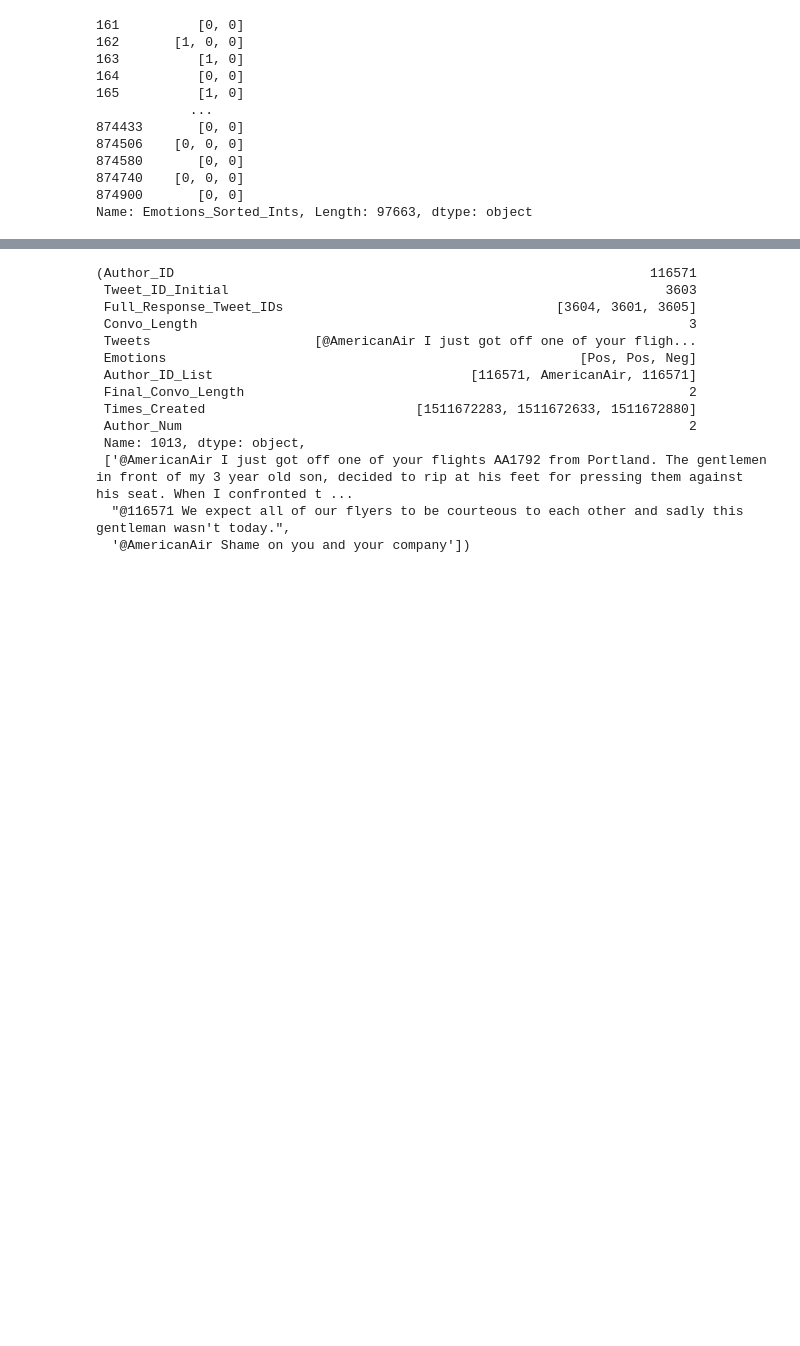
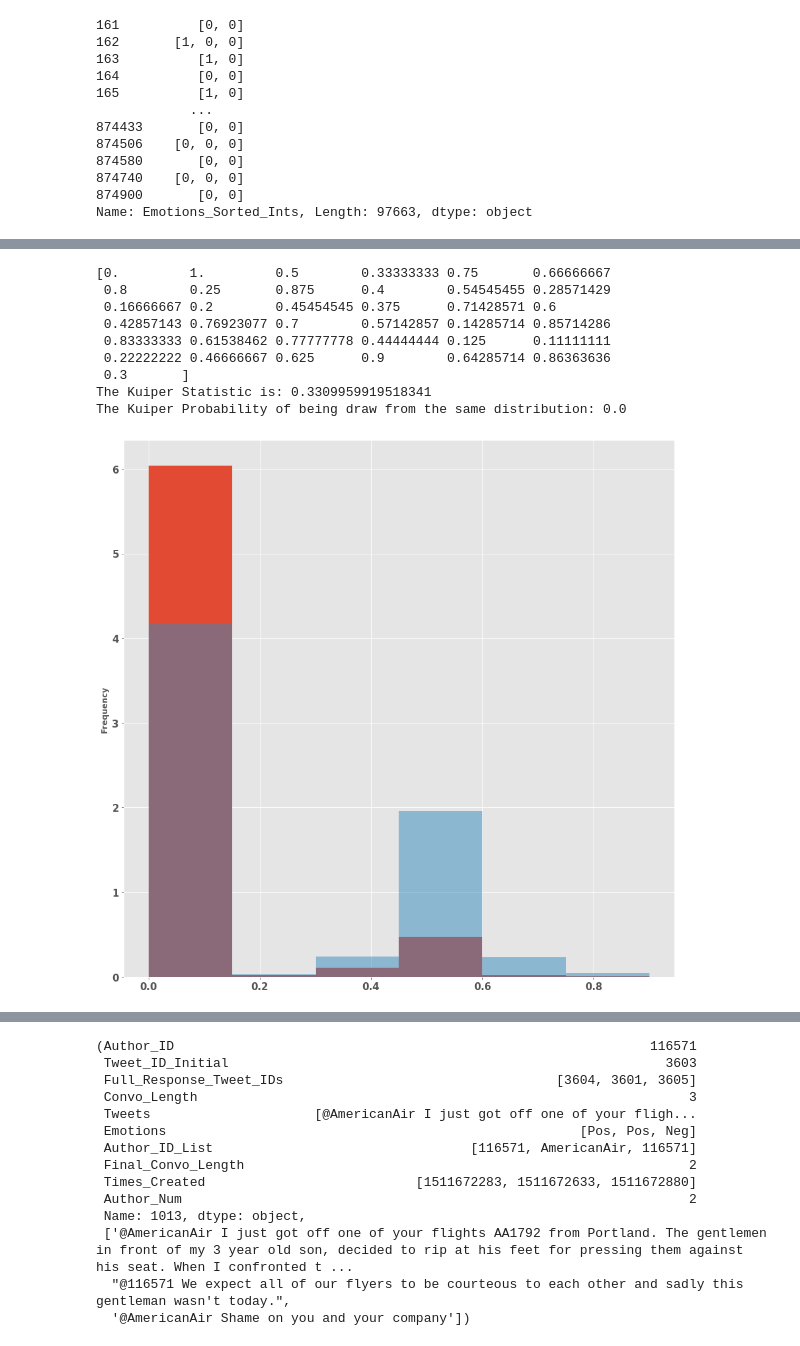
Before and after one commit to georgejconidis/EmotionalSage, a Jupyter notebook: notebooks/EmotionalSentiment_Data_Analysis_TwitterCSData.ipynb, the cells around one changed output, grey strips where cells are left out. Saved outputs shown, nothing was run; the diff lists cells and outputs as text; code cells hidden in the pictures; blank space fills up the shorter version.

```diff
--- a/notebooks/EmotionalSentiment_Data_Analysis_TwitterCSData.ipynb
+++ b/notebooks/EmotionalSentiment_Data_Analysis_TwitterCSData.ipynb
@@ -623,6 +641,7 @@ for i in range(SUB_Conv_2PerUnique.shape[0]):
     SUB_Conv_2PerUnique['Times_Created_Sorted'].iloc[i] = list(times_ordered.astype(str)) # pd.Series(np.ndarray.tolist(times_ordered))
     SUB_Conv_2PerUnique['Emotions_Sorted'].iloc[i] = temp_Emos_ordered
     SUB_Conv_2PerUnique['Tweets_Sorted'].iloc[i] = temp_Tweets_ordered
+    SUB_Conv_2PerUnique['Author_ID_List_Sorted'].iloc[i] = temp_Author_list_ordered
 
 #RO_Emos = test_Emos[temp]
 # print('The index array for chrono-ordering:',temp)
@@ -691,0 +710,10 @@ SUB_Conv_2PerUnique['Tweets'].iloc[0]
+# %%
+## Labelling the conversations
+# NOTE: The conversations will be labelled according to the sentiment of the final tweet sent by the customer
+SUB_Conv_2PerUnique['Conversation_Label'] = pd.Series([])
+for i in range(SUB_Conv_2PerUnique.shape[0]):
+    temp_customer_ID = SUB_Conv_2PerUnique['Author_ID'].iloc[i]
+    Tweet_Author_List = SUB_Conv_2PerUnique['Author_ID_List_Sorted'].iloc[i]
+    customer_tweet_index = [j for j in range(len(Tweet_Author_List)) if Tweet_Author_List[j] == temp_customer_ID]
+    Final_customer_tweet_index = max(customer_tweet_index)
+    SUB_Conv_2PerUnique["Conversation_Label"].iloc[i] = np.int( SUB_Conv_2PerUnique['Emotions_Sorted_Ints'].iloc[i][Final_customer_tweet_index] )
@@ -691,0 +723,46 @@ SUB_Conv_2PerUnique['Tweets'].iloc[0]
+# %%
+## The Average "Sentiment" value for each conversation (sum of sentiment values divided by the total length of the conversation)
+
+SUB_Conv_2PerUnique['Sentiment_Value'] = SUB_Conv_2PerUnique['Emotions_Sorted_Ints'].apply(lambda x: (sum(x)-x[0])/(len(x)-1))
+print(SUB_Conv_2PerUnique['Sentiment_Value'].unique())
+#len(SUB_Conv_2PerUnique['Emotions_Sorted_Ints'].iloc[7]), sum(SUB_Conv_2PerUnique['Emotions_Sorted_Ints'].iloc[7])
+
+## Seperating the Resolved from the Unresolved Conversations
+SUB_Conv_Resolved   = SUB_Conv_2PerUnique[SUB_Conv_2PerUnique['Conversation_Label'] == 0]
+SUB_Conv_UNResolved = SUB_Conv_2PerUnique[SUB_Conv_2PerUnique['Conversation_Label'] == 1]
+
+# Plotting the histograms of the 'Sentiment Values' for Resolved and Unresolved conversations
+bins_set = np.arange(0,1,0.15)
+#print(bins_set)
+SUB_Conv_Resolved['Sentiment_Value'].plot.hist(bins=bins_set, figsize=(15,15),label='Resolved',density=True)
+SUB_Conv_UNResolved['Sentiment_Value'].plot.hist(bins=bins_set, alpha=0.5, figsize=(15,15), label='Unresolved', density=True)
+
+# Importing and testing the distributions using a kuiper two test
+from kuiper import kuiper_two
+epsilon = 10**(-10)
+D, fpp = kuiper_two(SUB_Conv_Resolved['Sentiment_Value'], SUB_Conv_UNResolved['Sentiment_Value'])
+print("The Kuiper Statistic is:", D)
+print("The Kuiper Probability of being draw from the same distribution:", fpp)
+
+# Examining the distributions using simple Gaussian Statisics
+# Res_mean = np.mean(SUB_Conv_Resolved['Sentiment_Value'])
+# Res_Std  = np.std(SUB_Conv_Resolved['Sentiment_Value'])
+# UnRes_mean = np.mean(SUB_Conv_UNResolved['Sentiment_Value'])
+# UnRes_Std = np.std(SUB_Conv_UNResolved['Sentiment_Value'])
+# print("ResMEAN = ", Res_mean)
+# print("ResSTD = ", Res_Std)
+# Res3SIG_UB = Res_mean + 3*Res_Std
+# print("Res3SIG_UB = ", Res3SIG_UB)
+# print("UnResMEAN = ", UnRes_mean)
+# print("UnResSTD = ", UnRes_Std)
+# %% [output]
+[0.         1.         0.5        0.33333333 0.75       0.66666667
+ 0.8        0.25       0.875      0.4        0.54545455 0.28571429
+ 0.16666667 0.2        0.45454545 0.375      0.71428571 0.6
+ 0.42857143 0.76923077 0.7        0.57142857 0.14285714 0.85714286
+ 0.83333333 0.61538462 0.77777778 0.44444444 0.125      0.11111111
+ 0.22222222 0.46666667 0.625      0.9        0.64285714 0.86363636
+ 0.3       ]
+The Kuiper Statistic is: 0.3309959919518341
+The Kuiper Probability of being draw from the same distribution: 0.0
+[figure, added]
```
Also changed, not shown: parts of 14 cells of this notebook, 1 other file.
